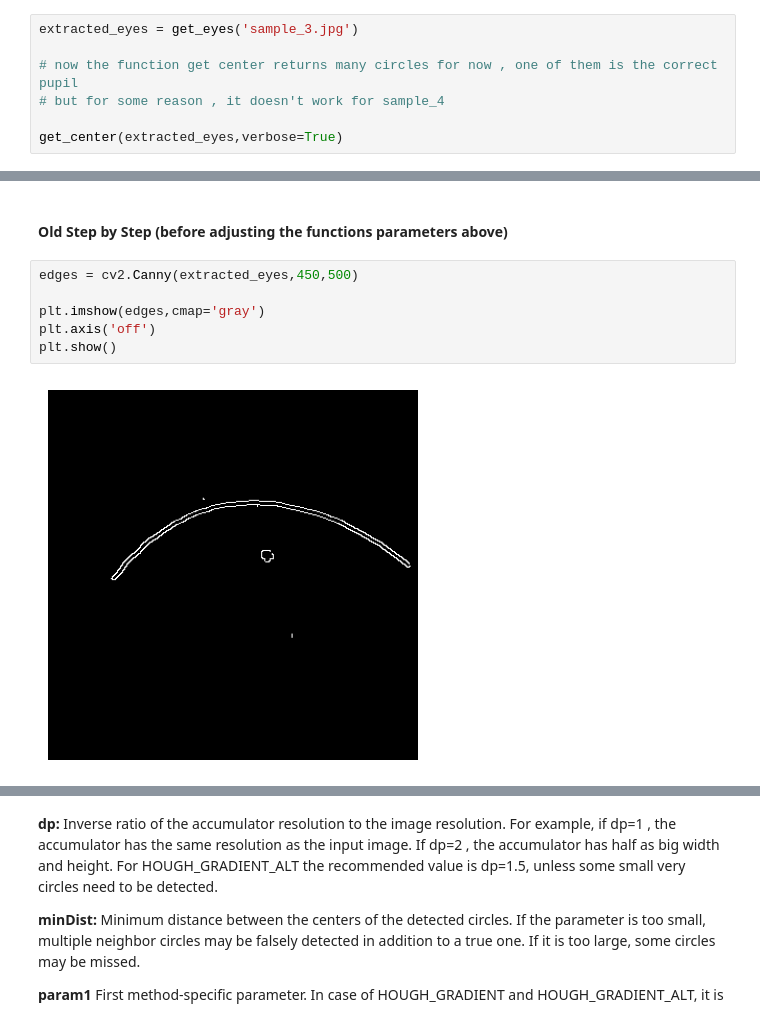
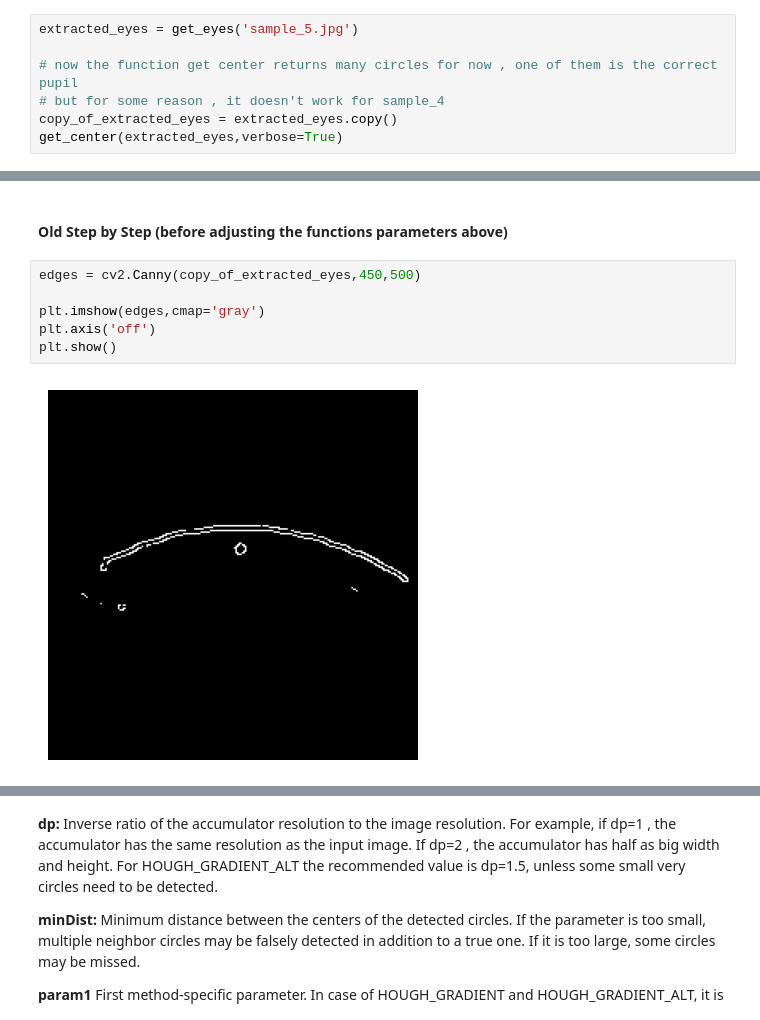
Before and after one commit to Oz174/Ptotic_Eye_Project, a Jupyter notebook: test.ipynb, the cells around one changed output, grey strips where cells are left out. Saved outputs shown, nothing was run; the diff lists cells and outputs as text.

```diff
--- a/test.ipynb
+++ b/test.ipynb
@@ -69,11 +69,11 @@ def get_center(eyes,lowcanny=450, highcanny=500,dp=1,iterations=2,verbose=False)
             plt.show()
     return sorted(circles,key=lambda x : x[0])
 # %%
-extracted_eyes = get_eyes('sample_3.jpg')
+extracted_eyes = get_eyes('sample_5.jpg')
 
 # now the function get center returns many circles for now , one of them is the correct pupil
 # but for some reason , it doesn't work for sample_4
-
+copy_of_extracted_eyes = extracted_eyes.copy()
 get_center(extracted_eyes,verbose=True)
 # %% [output]
 Canny edges
@@ -86,13 +86,13 @@ Detected circles
 # %% [markdown]
 #### Old Step by Step (before adjusting the functions parameters above)
 # %%
-edges = cv2.Canny(extracted_eyes,450,500)
+edges = cv2.Canny(copy_of_extracted_eyes,450,500)
 
 plt.imshow(edges,cmap='gray')
 plt.axis('off')
 plt.show()
 # %% [output]
-[figure, old version]
+[figure, new version]
 # %%
 kernel = make_circular_kernel((8,8),3)
 edges = cv2.dilate(edges,kernel,iterations=2)
```
Also changed, not shown: parts of 5 cells of this notebook.
